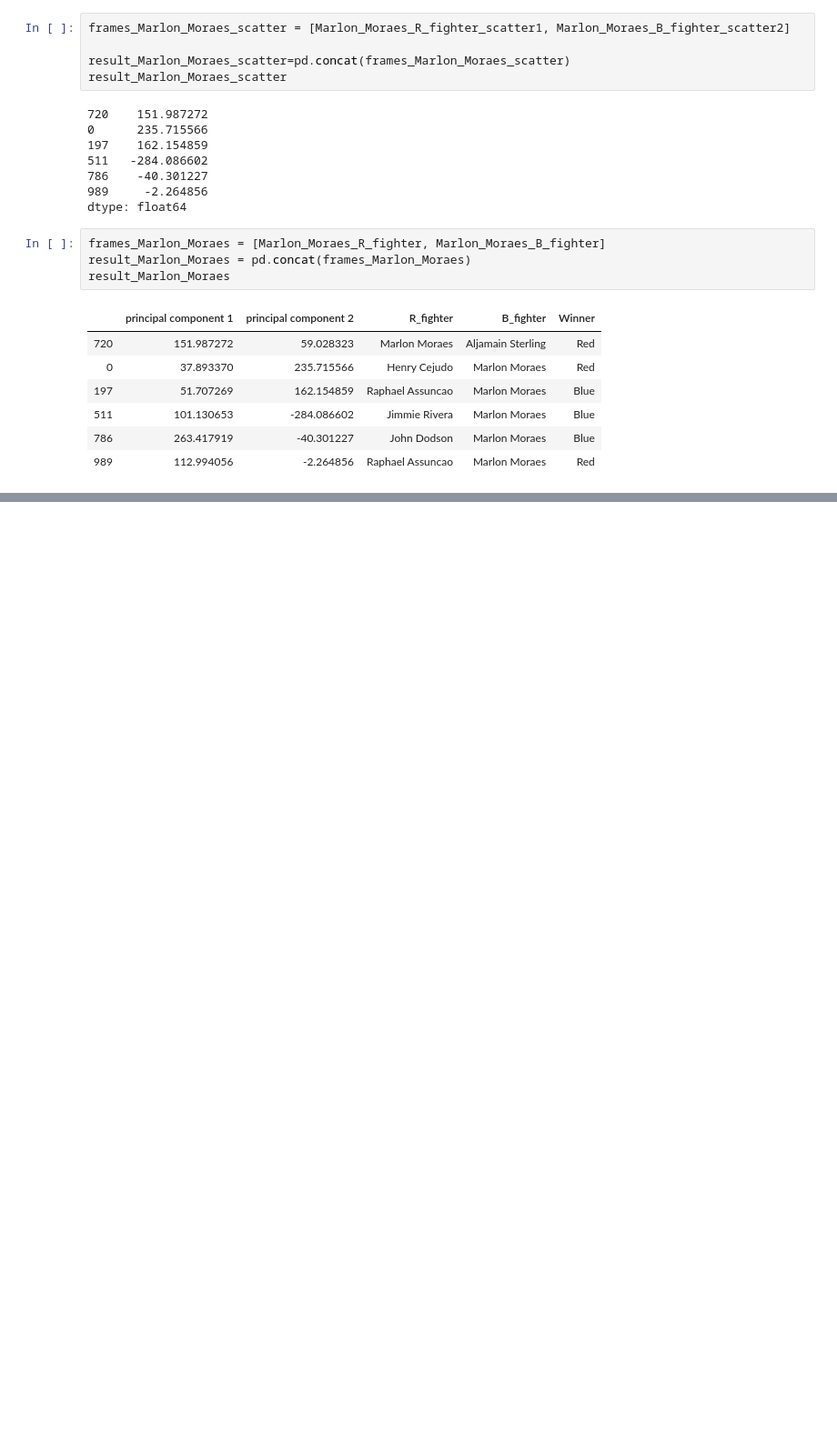
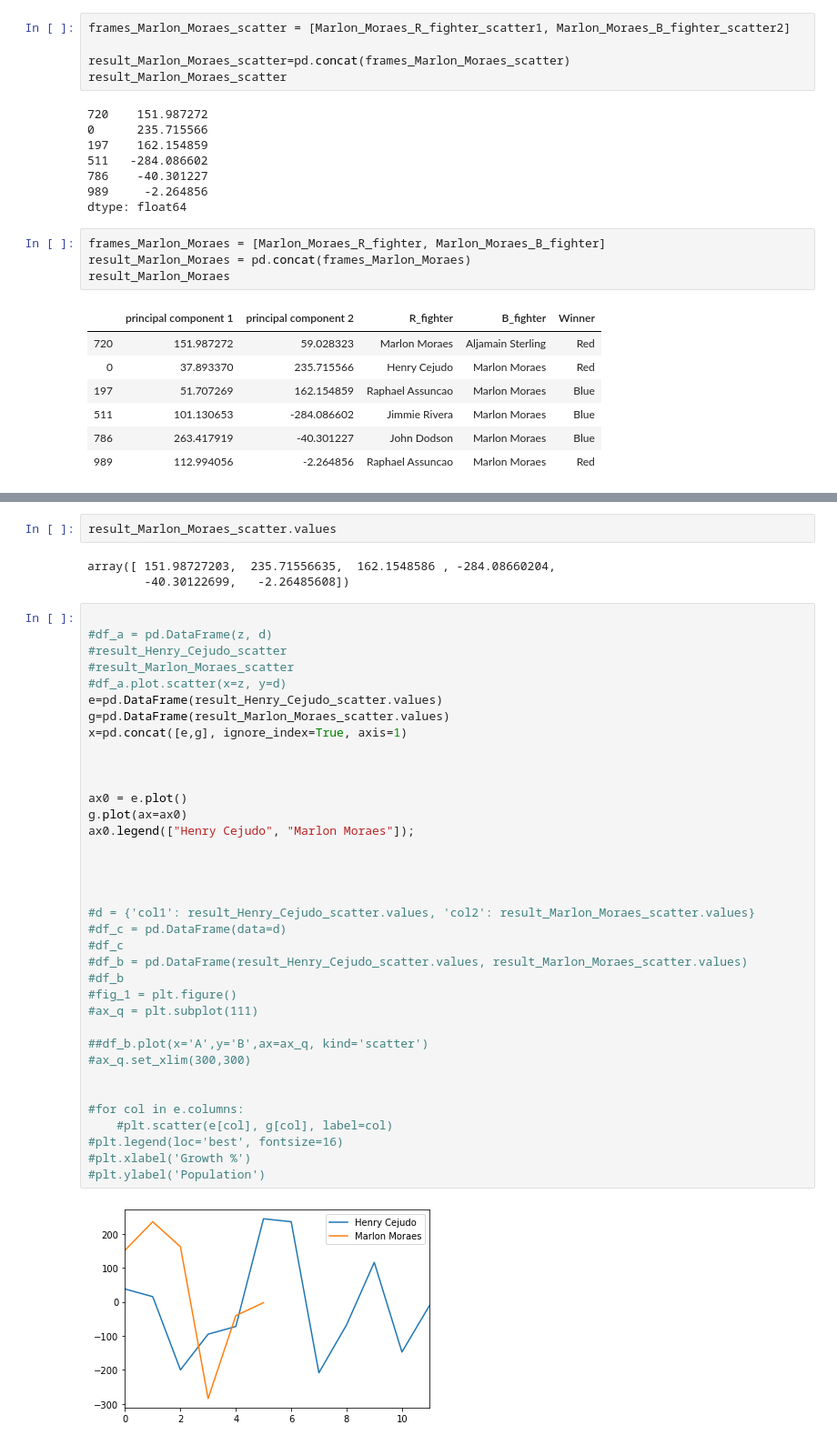
Before and after one commit to abasiamaakpan/UFC_Data_Mining_Project, a Jupyter notebook: Project.ipynb, the cells around one changed output, grey strips where cells are left out. Shown at 91% size. Saved outputs shown, nothing was run; the diff lists cells and outputs as text; blank space fills up the shorter version.

```diff
--- a/Project.ipynb
+++ b/Project.ipynb
@@ -296 +325,44 @@ result_Marlon_Moraes
+# %%
+result_Marlon_Moraes_scatter.values
+# %% [output]
+array([ 151.98727203,  235.71556635,  162.1548586 , -284.08660204,
+        -40.30122699,   -2.26485608])
+# %%
+
+#df_a = pd.DataFrame(z, d)
+#result_Henry_Cejudo_scatter
+#result_Marlon_Moraes_scatter
+#df_a.plot.scatter(x=z, y=d)
+e=pd.DataFrame(result_Henry_Cejudo_scatter.values)
+g=pd.DataFrame(result_Marlon_Moraes_scatter.values)
+x=pd.concat([e,g], ignore_index=True, axis=1)
+
+
+
+ax0 = e.plot()
+g.plot(ax=ax0)
+ax0.legend(["Henry Cejudo", "Marlon Moraes"]);
+
+
+
+
+#d = {'col1': result_Henry_Cejudo_scatter.values, 'col2': result_Marlon_Moraes_scatter.values}
+#df_c = pd.DataFrame(data=d)
+#df_c
+#df_b = pd.DataFrame(result_Henry_Cejudo_scatter.values, result_Marlon_Moraes_scatter.values)
+#df_b
+#fig_1 = plt.figure()
+#ax_q = plt.subplot(111)
+
+##df_b.plot(x='A',y='B',ax=ax_q, kind='scatter')
+#ax_q.set_xlim(300,300)
+
+
+#for col in e.columns:
+    #plt.scatter(e[col], g[col], label=col)
+#plt.legend(loc='best', fontsize=16)
+#plt.xlabel('Growth %')
+#plt.ylabel('Population')
+# %% [output]
+[figure, added]
 # %%
```
Also changed, not shown: parts of 5 cells of this notebook.
